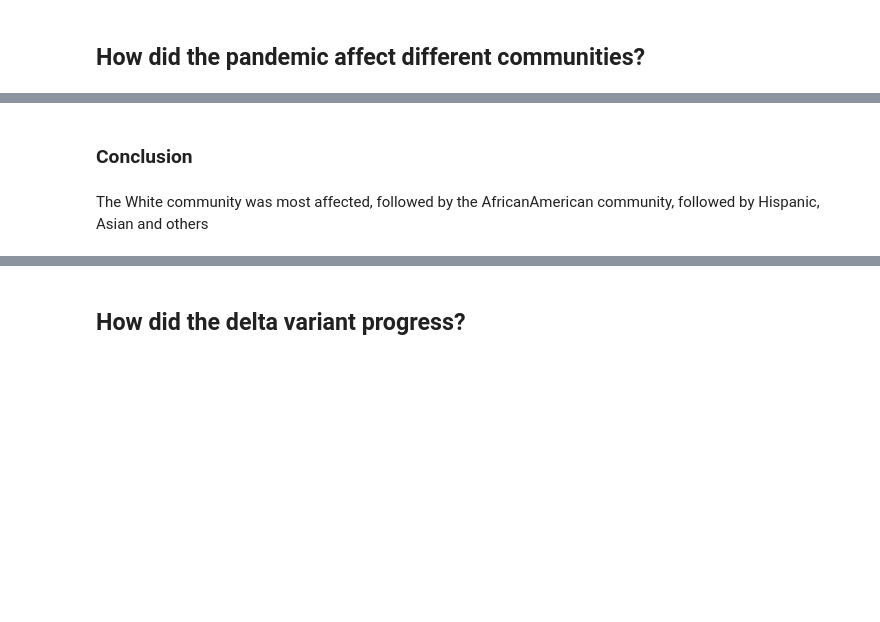
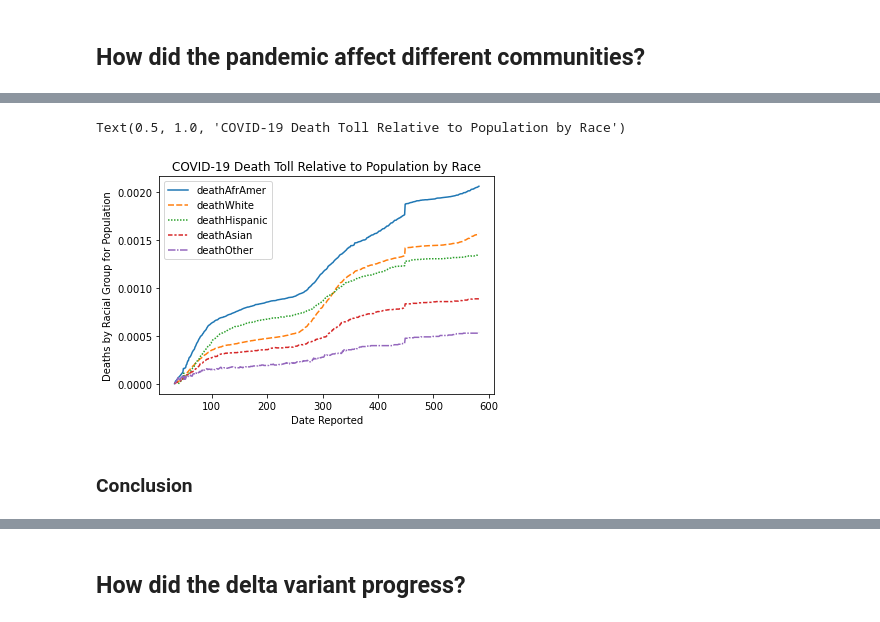
Before and after one commit to data301-2021-winter1/project-group39-project, a Jupyter notebook: notebooks/analysis2.ipynb, the cells around one changed output, grey strips where cells are left out. Drawn from its saved outputs; the diff is of its cells as text; code cells hidden in the pictures; blank space fills up the shorter version.

```diff
--- a/notebooks/analysis2.ipynb
+++ b/notebooks/analysis2.ipynb
@@ -64,4 +72,17 @@ sns.lineplot(data=df3)
+# %%
+df3=pd.read_csv("../data/raw/raw_data.csv")
+df3=df3[['deathAfrAmer', 'deathWhite', 'deathHispanic', 'deathAsian','deathOther',]]
+df3['deathAfrAmer']=df3['deathAfrAmer']/1799094
+df3['deathWhite']=df3['deathWhite']/3343003
+df3['deathHispanic']=df3['deathHispanic']/643171
+df3['deathAsian']=df3['deathAsian']/383867
+df3['deathOther']=df3['deathOther']/208246
+t=sns.lineplot(data=df3)
+t.set_ylabel('Deaths by Racial Group for Population')
+t.set_xlabel('Date Reported')
+t.set_title('COVID-19 Death Toll Relative to Population by Race')
+# %% [output]
+Text(0.5, 1.0, 'COVID-19 Death Toll Relative to Population by Race')
+[figure, added]
 # %% [markdown]
 ### Conclusion
-# %% [markdown]
-The White community was most affected, followed by the AfricanAmerican community, followed by Hispanic, Asian and others
```
Also changed, not shown: parts of 18 cells of this notebook, 1 other file.
